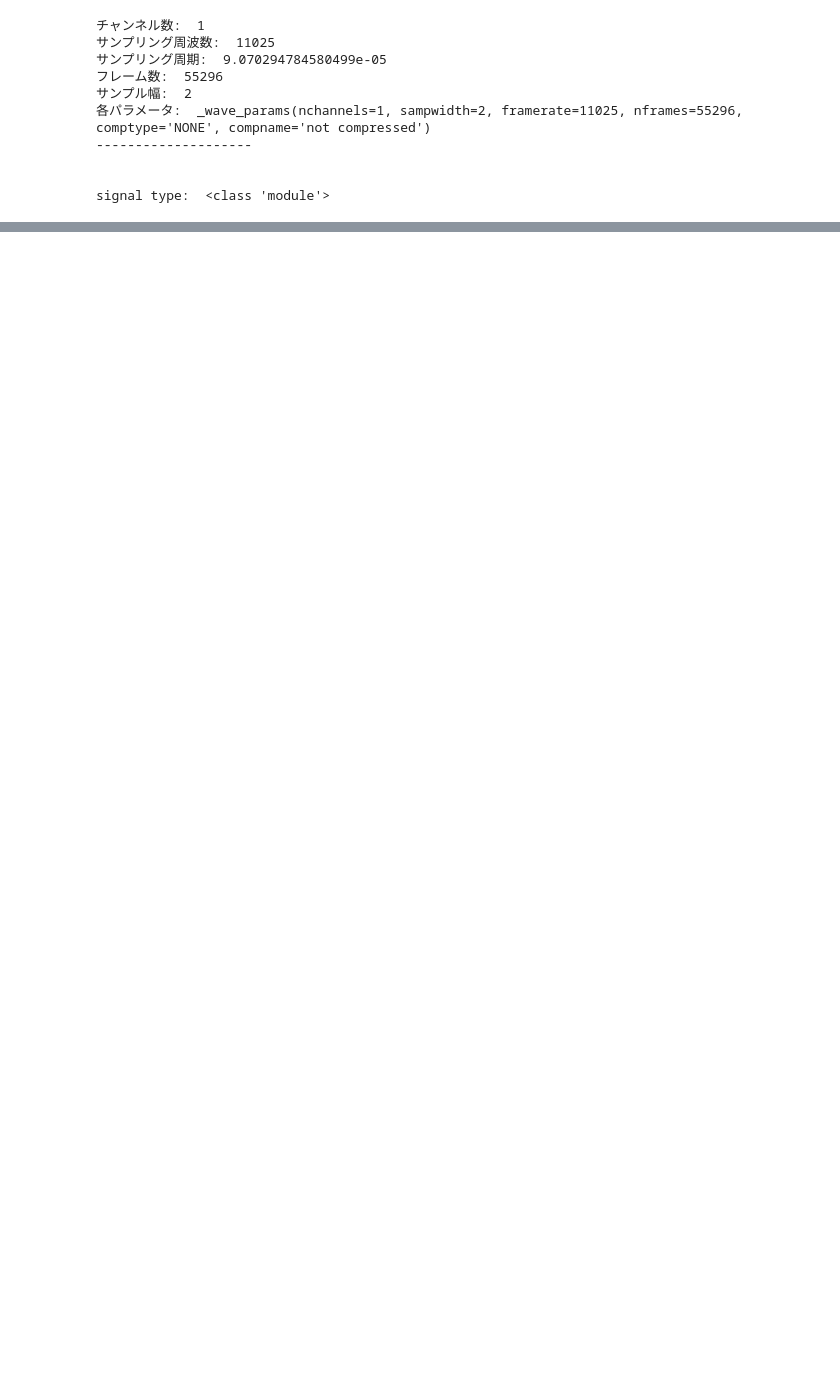
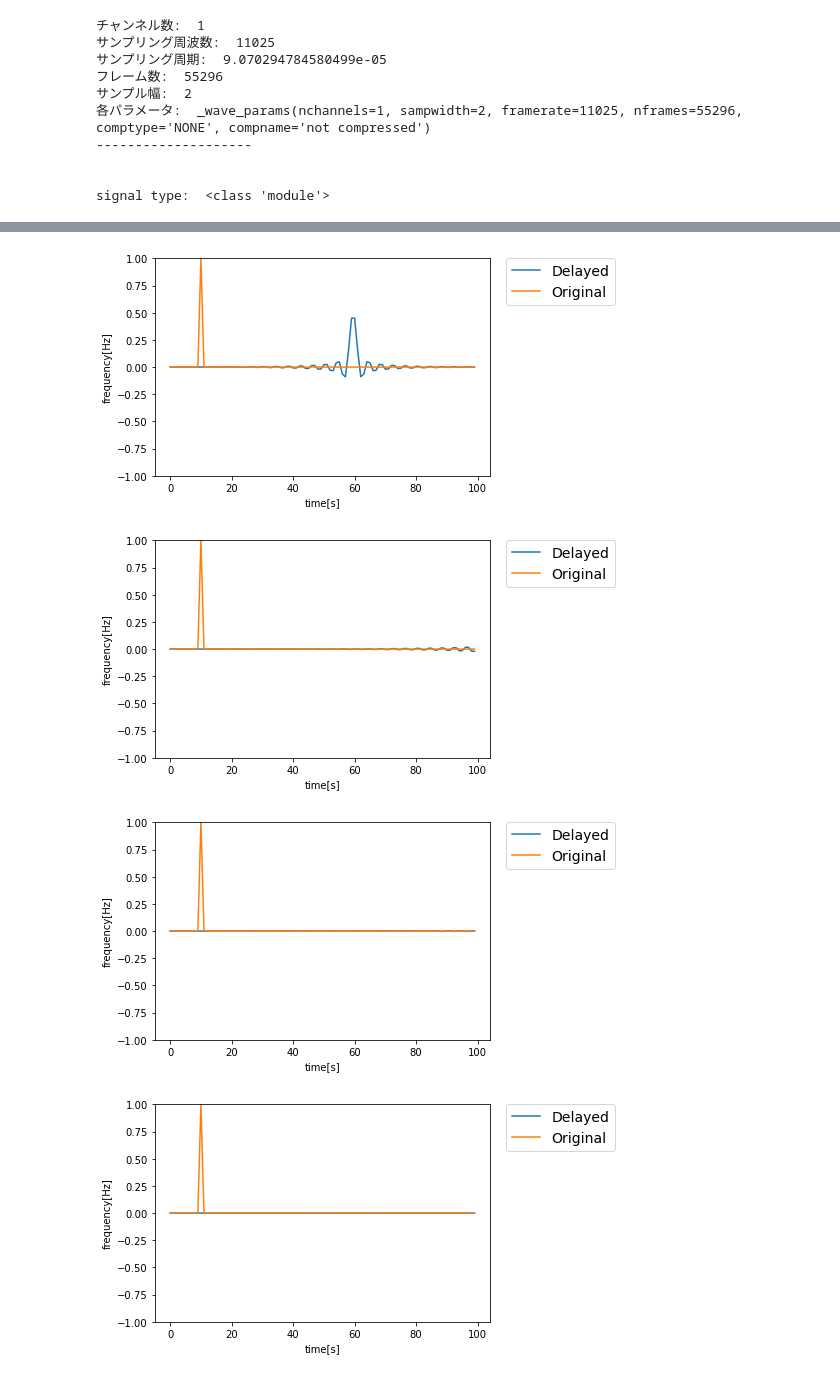
Before and after one commit to Kentkn192837/Cyokaku, a Jupyter notebook: no3.ipynb, the cells around one changed output, grey strips where cells are left out. Drawn from its saved outputs; the diff is of its cells as text; code cells hidden in the pictures; blank space fills up the shorter version.

```diff
--- a/no3.ipynb
+++ b/no3.ipynb
@@ -85,0 +129,21 @@ for delay in delay_list:
+# %%
+delay_list = [100*1, 100*2, 100*3, 100*4, 100*5, 100*6]
+for delay in delay_list:
+    delayfilter = signal.firwin(numtaps=delay, cutoff=fs/4, fs=fs)
+    sig = signal.lfilter(delayfilter, 1, impulse_signal)
+    ffted = np.fft.fft(sig)
+    amp = np.abs(ffted / (frames / 2))
+
+    plt.plot(sig, label="Delayed")
+    plt.plot(org_impulse_signal, label="Original")
+#     plt.xlim(0, 0.01)
+    plt.ylim(-1, 1)
+    plt.xlabel("time[s]")
+    plt.ylabel("frequency[Hz]")
+    plt.legend(bbox_to_anchor=(1.05, 1), loc='upper left', borderaxespad=0, fontsize=14)
+    plt.show()
+# %% [output]
+[figure, added]
+[figure, added]
+[figure, added]
+[figure, added]
```
Also changed, not shown: parts of 7 cells of this notebook.
